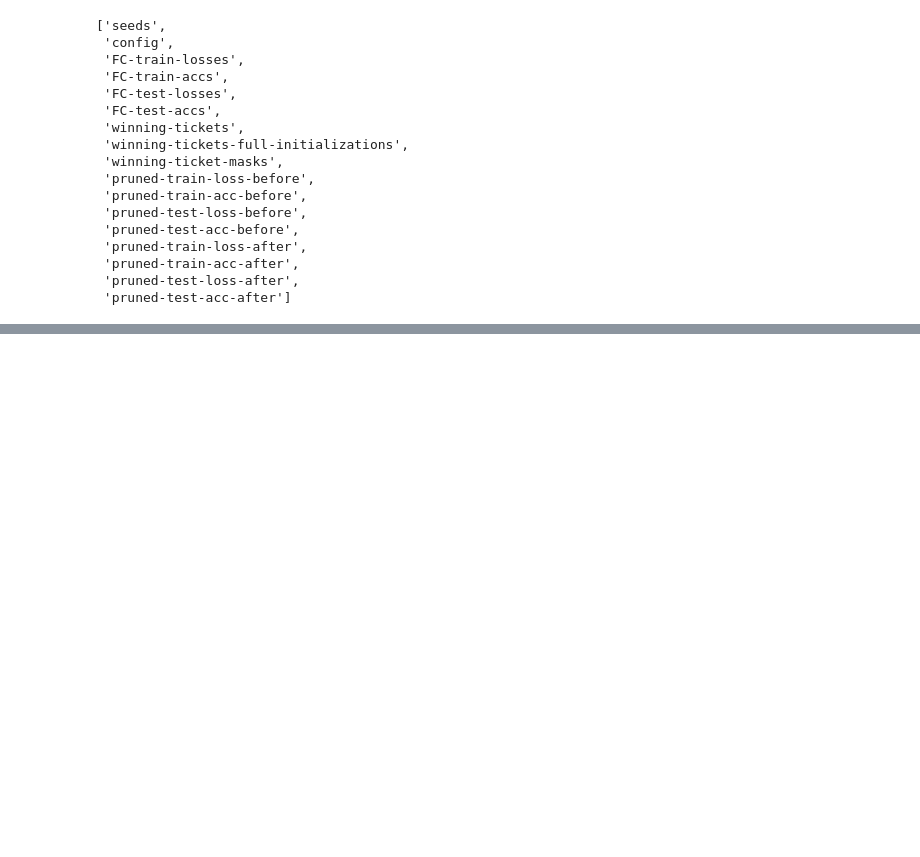
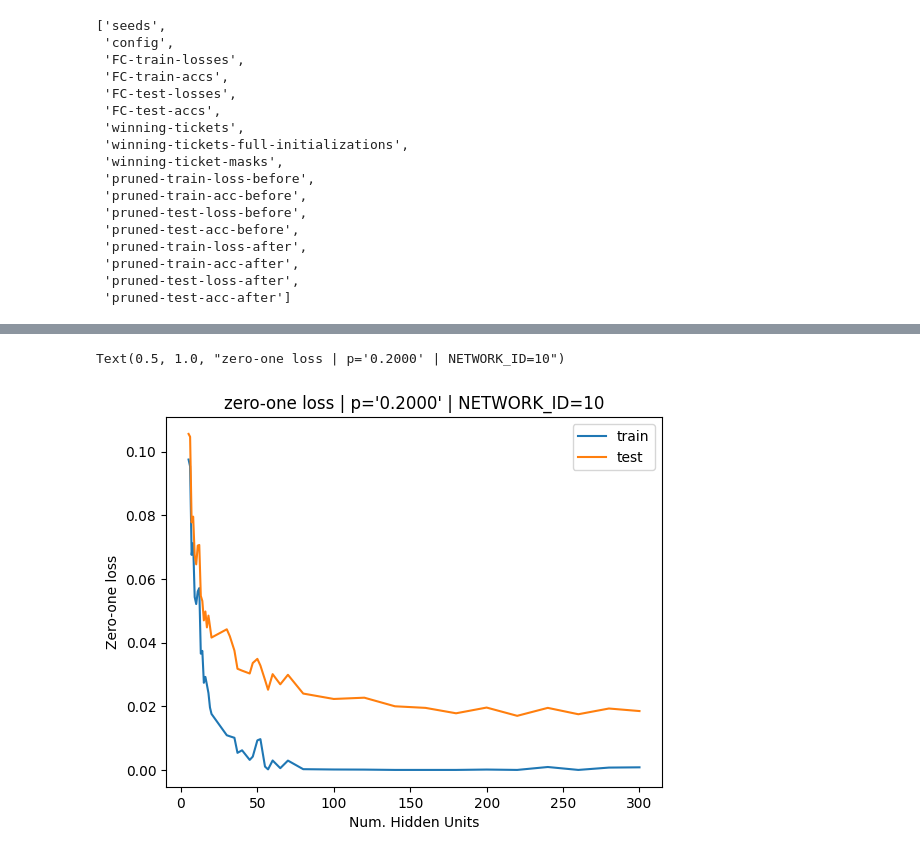
Before and after one commit to SukritTM/lth-efficiency, a Jupyter notebook: notebooks/analyse-subnetworks.ipynb, the cells around one changed output, grey strips where cells are left out. Saved outputs shown, nothing was run; the diff lists cells and outputs as text; code cells hidden in the pictures; blank space fills up the shorter version.

```diff
--- a/notebooks/analyse-subnetworks.ipynb
+++ b/notebooks/analyse-subnetworks.ipynb
@@ -168,0 +271,15 @@ Text(0.5, 1.0, "p='0.2000' | NETWORK_ID=10")
+# %%
+mean_train_01 = [1 - x for x in mean_train_accs]
+mean_test_01 = [1 - x for x in mean_test_accs]
+mean_pruned_test_01 = [1 - x for x in mean_pruned_test_accs]
+# %%
+plt.plot(sizes, mean_train_01, label='train')
+plt.plot(sizes, mean_test_01, label='test')
+# plt.plot(sizes, mean_pruned_test_01, label='pruned test')
+plt.legend()
+plt.xlabel('Num. Hidden Units')
+plt.ylabel('Zero-one loss')
+plt.title(f'zero-one loss | {p=} | {NETWORK_ID=}')
+# %% [output]
+Text(0.5, 1.0, "zero-one loss | p='0.2000' | NETWORK_ID=10")
+[figure, added]
```
Also changed, not shown: parts of 10 cells of this notebook, 3 other files.
